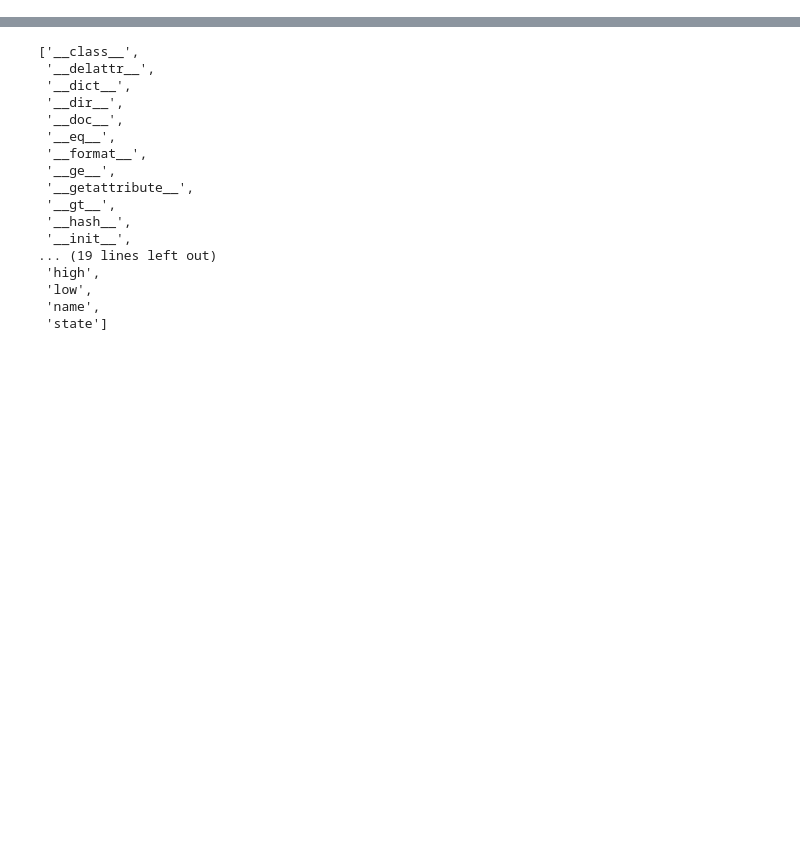
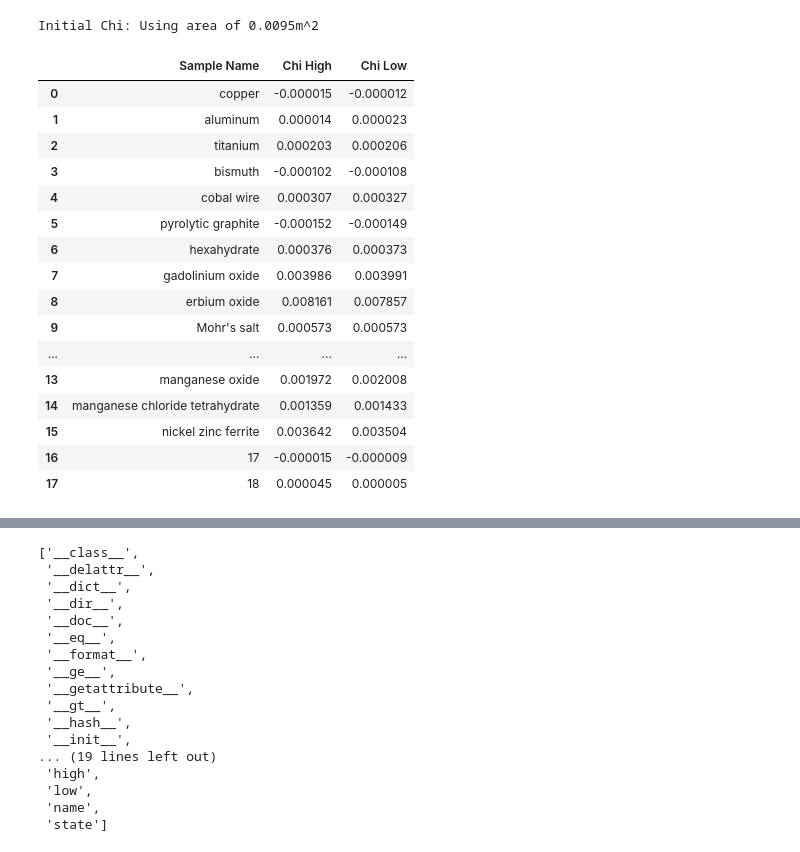
Before and after one commit to sanur98/Modern-Experimental-Physics-Project-1, a Jupyter notebook: project1.ipynb, the cells around one changed output, grey strips where cells are left out. Cells and saved outputs as stored; diff of their text form; code cells hidden in the pictures; blank space fills up the shorter version.

```diff
--- a/project1.ipynb
+++ b/project1.ipynb
@@ -146,0 +158,33 @@ calibrationData['B_y-low'] = listBetaYLow
+# %%
+names = []
+chiLows = []
+chiHighs = []
+for sampleName in samples:
+    sample = samples[sampleName]
+    names.append(sample.name)
+    chiLows.append(sample.chiLow)
+    chiHighs.append(sample.chiHigh)
+initialData = pd.DataFrame({'Sample Name':names,
+'Chi High':chiHighs,
+'Chi Low':chiLows})
+initialData = initialData.style.set_caption('Initial Chi: Using area of 0.0095m^2')
+display(initialData)
+# %% [output]
+Initial Chi: Using area of 0.0095m^2
+|  | Sample Name | Chi High | Chi Low |
+| 0 | copper | -0.000015 | -0.000012 |
+| 1 | aluminum | 0.000014 | 0.000023 |
+| 2 | titanium | 0.000203 | 0.000206 |
+| 3 | bismuth | -0.000102 | -0.000108 |
+| 4 | cobal wire | 0.000307 | 0.000327 |
+| 5 | pyrolytic graphite | -0.000152 | -0.000149 |
+| 6 | hexahydrate | 0.000376 | 0.000373 |
+| 7 | gadolinium oxide | 0.003986 | 0.003991 |
+| 8 | erbium oxide | 0.008161 | 0.007857 |
+| 9 | Mohr's salt | 0.000573 | 0.000573 |
+| ... | ... | ... | ... |
+| 13 | manganese oxide | 0.001972 | 0.002008 |
+| 14 | manganese chloride tetrahydrate | 0.001359 | 0.001433 |
+| 15 | nickel zinc ferrite | 0.003642 | 0.003504 |
+| 16 | 17 | -0.000015 | -0.000009 |
+| 17 | 18 | 0.000045 | 0.000005 |
```
Also changed, not shown: parts of 11 cells of this notebook, 1 other file.
